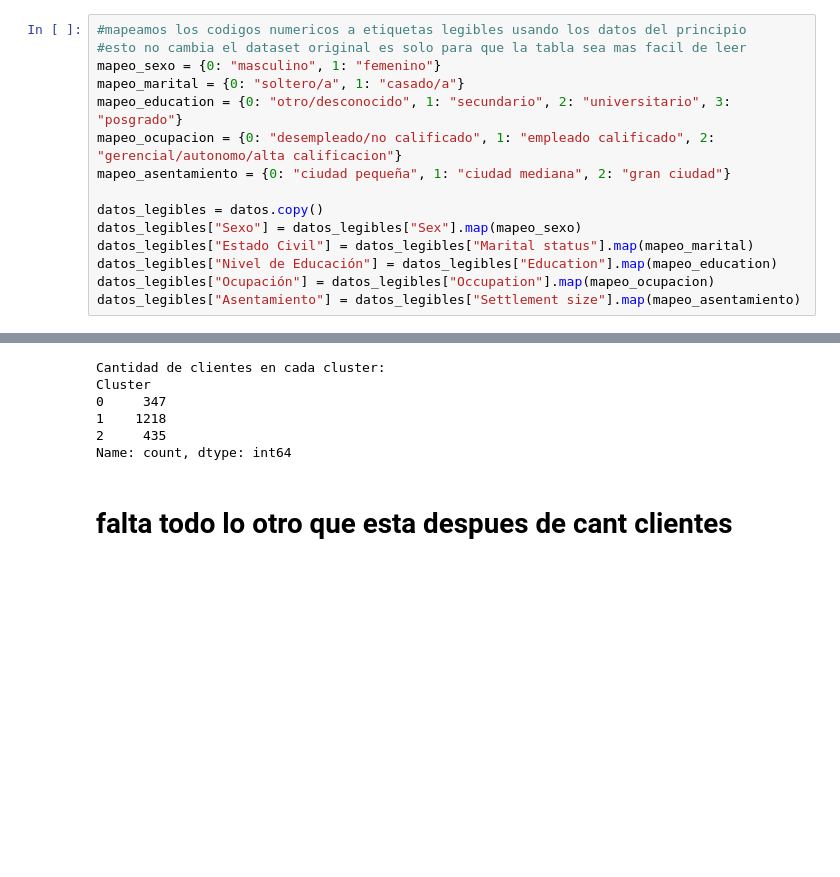
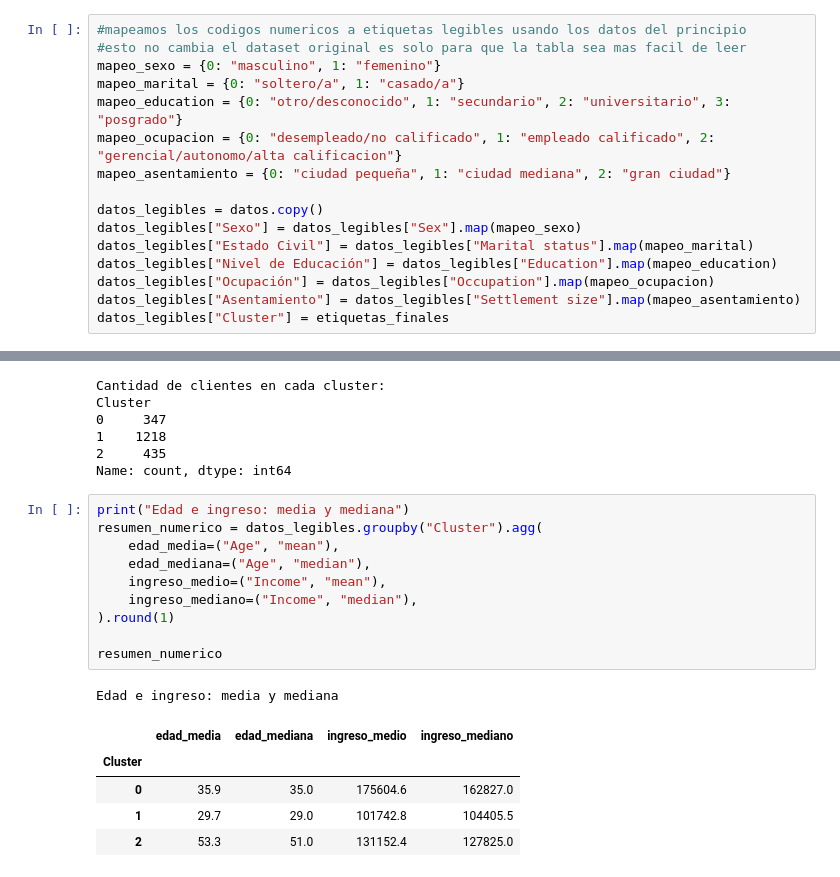
Before and after one commit to LuciaSaravia/Aprendizaje-Automatico, a Jupyter notebook: Actividad4_Clustering_Segmentacion_clientes_grupo_5.ipynb, the cells around one changed output, grey strips where cells are left out. Cells and saved outputs as stored; diff of their text form; blank space fills up the shorter version.

Commit message:
subo puntos que faltaban

```diff
--- a/Actividad4_Clustering_Segmentacion_clientes_grupo_5.ipynb
+++ b/Actividad4_Clustering_Segmentacion_clientes_grupo_5.ipynb
@@ -361,6 +348,7 @@ datos_legibles["Estado Civil"] = datos_legibles["Marital status"].map(mapeo_mari
 datos_legibles["Nivel de Educación"] = datos_legibles["Education"].map(mapeo_education)
 datos_legibles["Ocupación"] = datos_legibles["Occupation"].map(mapeo_ocupacion)
 datos_legibles["Asentamiento"] = datos_legibles["Settlement size"].map(mapeo_asentamiento)
+datos_legibles["Cluster"] = etiquetas_finales
 # %%
 print("Cantidad de clientes en cada cluster:")
 print(datos["Cluster"].value_counts().sort_index())
@@ -371,5 +359,20 @@ Cluster
 1    1218
 2     435
 Name: count, dtype: int64
-# %% [markdown]
-# **falta todo lo otro que esta despues de cant clientes**
+# %%
+print("Edad e ingreso: media y mediana")
+resumen_numerico = datos_legibles.groupby("Cluster").agg(
+    edad_media=("Age", "mean"),
+    edad_mediana=("Age", "median"),
+    ingreso_medio=("Income", "mean"),
+    ingreso_mediano=("Income", "median"),
+).round(1)
+
+resumen_numerico
+# %% [output]
+Edad e ingreso: media y mediana
+|  | edad_media | edad_mediana | ingreso_medio | ingreso_mediano |
+| Cluster |  |  |  |  |
+| 0 | 35.9 | 35.0 | 175604.6 | 162827.0 |
+| 1 | 29.7 | 29.0 | 101742.8 | 104405.5 |
+| 2 | 53.3 | 51.0 | 131152.4 | 127825.0 |
```
Also changed, not shown: parts of 37 cells of this notebook.
